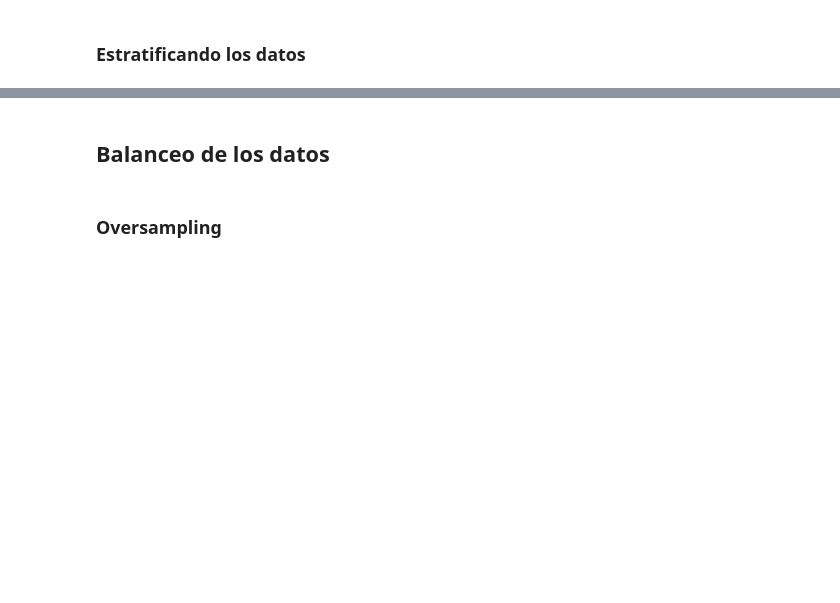
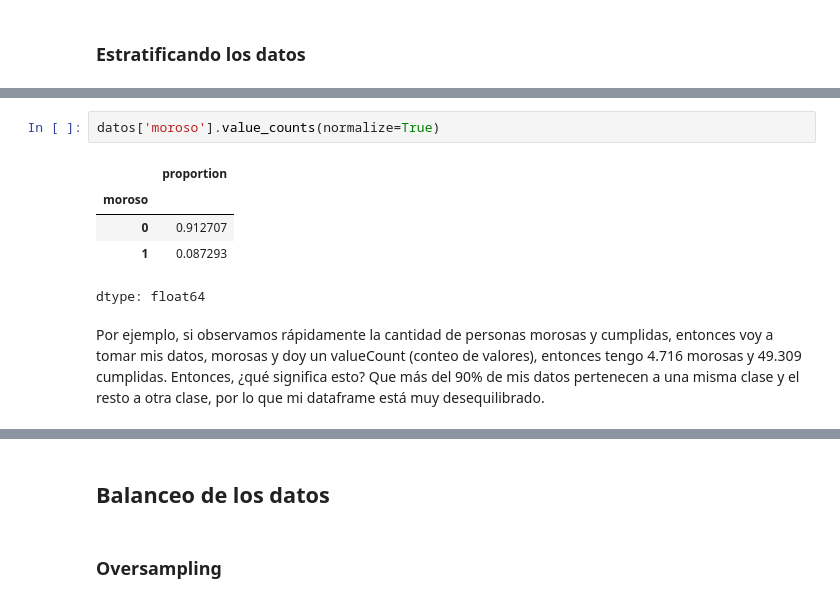
Before and after one commit to Deinbi/Machine__Learning_Alura, a Jupyter notebook: Clasificacion_validacion_y_metricas.ipynb, the cells around one changed output, grey strips where cells are left out. Cells and saved outputs as stored; diff of their text form; blank space fills up the shorter version.

```diff
--- a/Clasificacion_validacion_y_metricas.ipynb
+++ b/Clasificacion_validacion_y_metricas.ipynb
@@ -599,0 +694,10 @@ Generalmente, se utilizan 5 o 10 partes. Un número mayor no suele ser necesario
+# %%
+datos['moroso'].value_counts(normalize=True)
+# %% [output]
+|  | proportion |
+| moroso |  |
+| 0 | 0.912707 |
+| 1 | 0.087293 |
+dtype: float64
+# %% [markdown]
+Por ejemplo, si observamos rápidamente la cantidad de personas morosas y cumplidas, entonces voy a tomar mis datos, morosas y doy un valueCount (conteo de valores), entonces tengo 4.716 morosas y 49.309 cumplidas. Entonces, ¿qué significa esto? Que más del 90% de mis datos pertenecen a una misma clase y el resto a otra clase, por lo que mi dataframe está muy desequilibrado.
```
Also changed, not shown: parts of 22 cells of this notebook.
